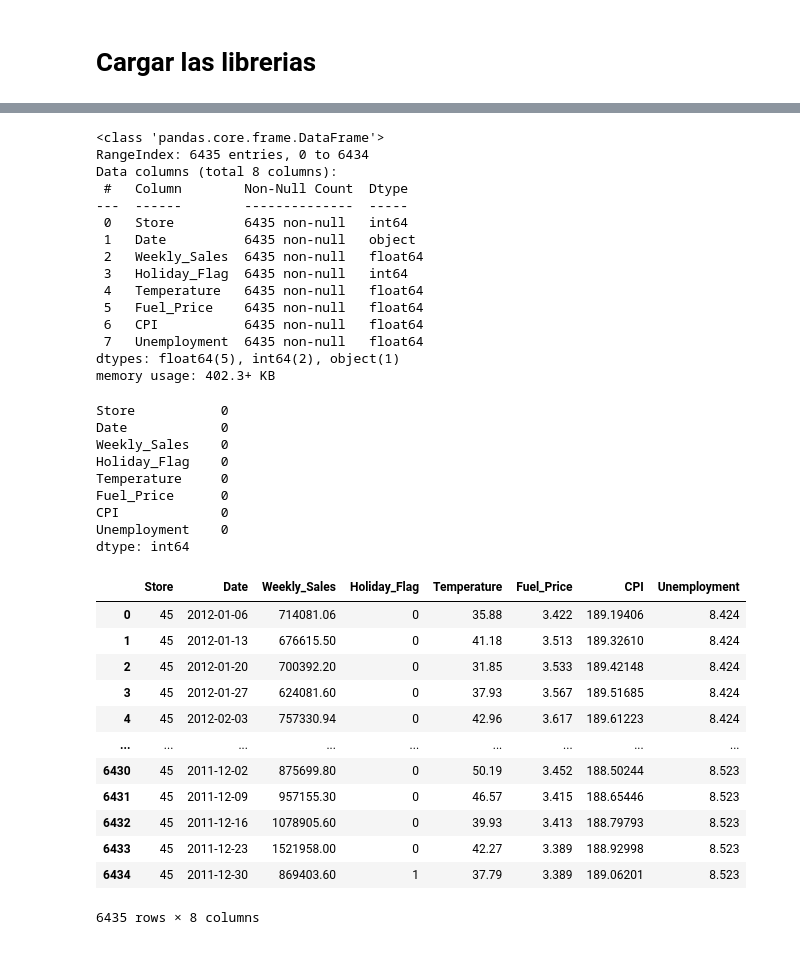
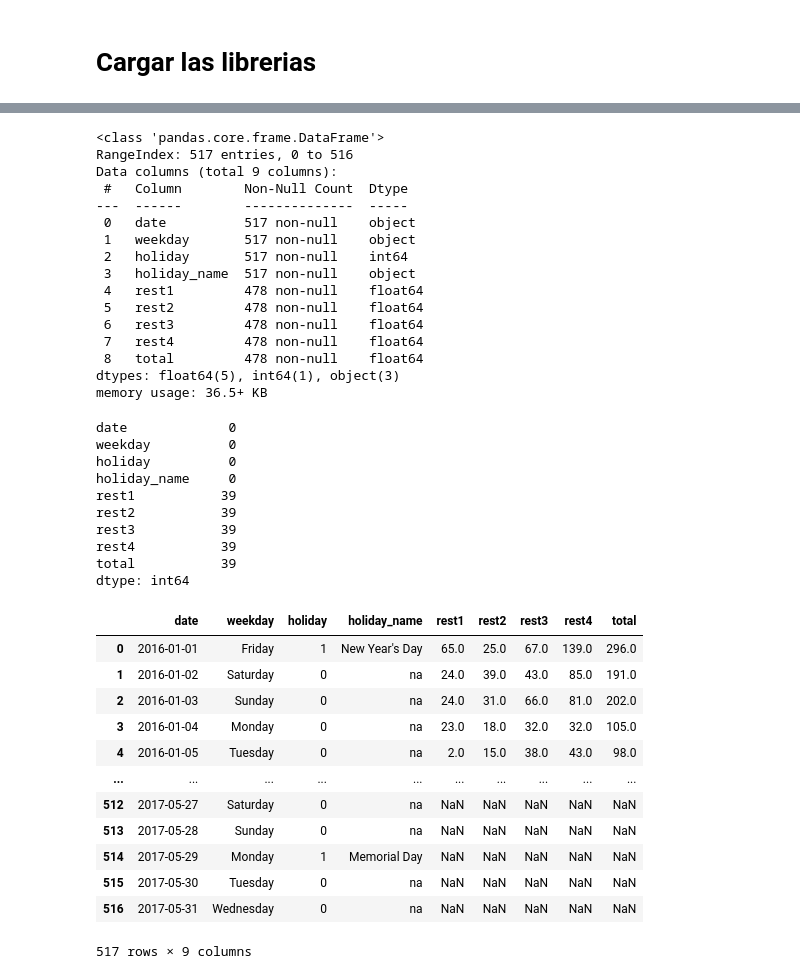
Before and after one commit to narencastellon/Curso-PostgresSQL-Data-Sciences, a Jupyter notebook: conectar.ipynb, the cells around one changed output, grey strips where cells are left out. Cells and saved outputs as stored; diff of their text form; code cells hidden in the pictures.

```diff
--- a/conectar.ipynb
+++ b/conectar.ipynb
@@ -9,7 +9,7 @@ import psycopg2
 import pandas as pd
 # %%
 # Reemplaza estos valores con los de tu base de datos
-dbname = "walmart2"
+dbname = "restaurante"
 user = "postgres"
 password = "naren2020"
 host = "localhost"
@@ -19,7 +19,7 @@ conn = psycopg2.connect(dbname=dbname, user=user, password=password, host=host)
 # %%
 # Crea un cursor para ejecutar consultas
 
-sql = "SELECT * FROM walmart_db2;"
+sql = "SELECT * FROM restau;"
 # %%
 # Ejecuta la consulta y guarda los resultados en un cursor
 cursor = conn.cursor()
@@ -48,49 +48,51 @@ df
 df.info()
 # %% [output]
 <class 'pandas.core.frame.DataFrame'>
-RangeIndex: 6435 entries, 0 to 6434
-Data columns (total 8 columns):
+RangeIndex: 517 entries, 0 to 516
+Data columns (total 9 columns):
  #   Column        Non-Null Count  Dtype
 ---  ------        --------------  -----
- 0   Store         6435 non-null   int64
- 1   Date          6435 non-null   object
- 2   Weekly_Sales  6435 non-null   float64
- 3   Holiday_Flag  6435 non-null   int64
- 4   Temperature   6435 non-null   float64
- 5   Fuel_Price    6435 non-null   float64
- 6   CPI           6435 non-null   float64
- 7   Unemployment  6435 non-null   float64
-dtypes: float64(5), int64(2), object(1)
-memory usage: 402.3+ KB
+ 0   date          517 non-null    object
+ 1   weekday       517 non-null    object
+ 2   holiday       517 non-null    int64
+ 3   holiday_name  517 non-null    object
+ 4   rest1         478 non-null    float64
+ 5   rest2         478 non-null    float64
+ 6   rest3         478 non-null    float64
+ 7   rest4         478 non-null    float64
+ 8   total         478 non-null    float64
+dtypes: float64(5), int64(1), object(3)
+memory usage: 36.5+ KB
 # %%
 df.isnull().sum()
 # %% [output]
-Store           0
-Date            0
-Weekly_Sales    0
-Holiday_Flag    0
-Temperature     0
-Fuel_Price      0
-CPI             0
-Unemployment    0
+date             0
+weekday          0
+holiday          0
+holiday_name     0
+rest1           39
+rest2           39
+rest3           39
+rest4           39
+total           39
 dtype: int64
 # %%
-df["Date"] = pd.to_datetime(df["Date"], format = "%d-%m-%Y")
+df["date"] = pd.to_datetime(df["date"], format = "%d-%m-%Y")
 df
 # %% [output]
-|  | Store | Date | Weekly_Sales | Holiday_Flag | Temperature | Fuel_Price | CPI | Unemployment |
-| 0 | 45 | 2012-01-06 | 714081.06 | 0 | 35.88 | 3.422 | 189.19406 | 8.424 |
-| 1 | 45 | 2012-01-13 | 676615.50 | 0 | 41.18 | 3.513 | 189.32610 | 8.424 |
-| 2 | 45 | 2012-01-20 | 700392.20 | 0 | 31.85 | 3.533 | 189.42148 | 8.424 |
-| 3 | 45 | 2012-01-27 | 624081.60 | 0 | 37.93 | 3.567 | 189.51685 | 8.424 |
-| 4 | 45 | 2012-02-03 | 757330.94 | 0 | 42.96 | 3.617 | 189.61223 | 8.424 |
-| ... | ... | ... | ... | ... | ... | ... | ... | ... |
-| 6430 | 45 | 2011-12-02 | 875699.80 | 0 | 50.19 | 3.452 | 188.50244 | 8.523 |
-| 6431 | 45 | 2011-12-09 | 957155.30 | 0 | 46.57 | 3.415 | 188.65446 | 8.523 |
-| 6432 | 45 | 2011-12-16 | 1078905.60 | 0 | 39.93 | 3.413 | 188.79793 | 8.523 |
-| 6433 | 45 | 2011-12-23 | 1521958.00 | 0 | 42.27 | 3.389 | 188.92998 | 8.523 |
-| 6434 | 45 | 2011-12-30 | 869403.60 | 1 | 37.79 | 3.389 | 189.06201 | 8.523 |
+|  | date | weekday | holiday | holiday_name | rest1 | rest2 | rest3 | rest4 | total |
+| 0 | 2016-01-01 | Friday | 1 | New Year's Day | 65.0 | 25.0 | 67.0 | 139.0 | 296.0 |
+| 1 | 2016-01-02 | Saturday | 0 | na | 24.0 | 39.0 | 43.0 | 85.0 | 191.0 |
+| 2 | 2016-01-03 | Sunday | 0 | na | 24.0 | 31.0 | 66.0 | 81.0 | 202.0 |
+| 3 | 2016-01-04 | Monday | 0 | na | 23.0 | 18.0 | 32.0 | 32.0 | 105.0 |
+| 4 | 2016-01-05 | Tuesday | 0 | na | 2.0 | 15.0 | 38.0 | 43.0 | 98.0 |
+| ... | ... | ... | ... | ... | ... | ... | ... | ... | ... |
+| 512 | 2017-05-27 | Saturday | 0 | na | NaN | NaN | NaN | NaN | NaN |
+| 513 | 2017-05-28 | Sunday | 0 | na | NaN | NaN | NaN | NaN | NaN |
+| 514 | 2017-05-29 | Monday | 1 | Memorial Day | NaN | NaN | NaN | NaN | NaN |
+| 515 | 2017-05-30 | Tuesday | 0 | na | NaN | NaN | NaN | NaN | NaN |
+| 516 | 2017-05-31 | Wednesday | 0 | na | NaN | NaN | NaN | NaN | NaN |
-6435 rows × 8 columns
+517 rows × 9 columns
 # %%
 df.dtypes
 # %% [output]
```
Also changed, not shown: parts of 8 cells of this notebook.
